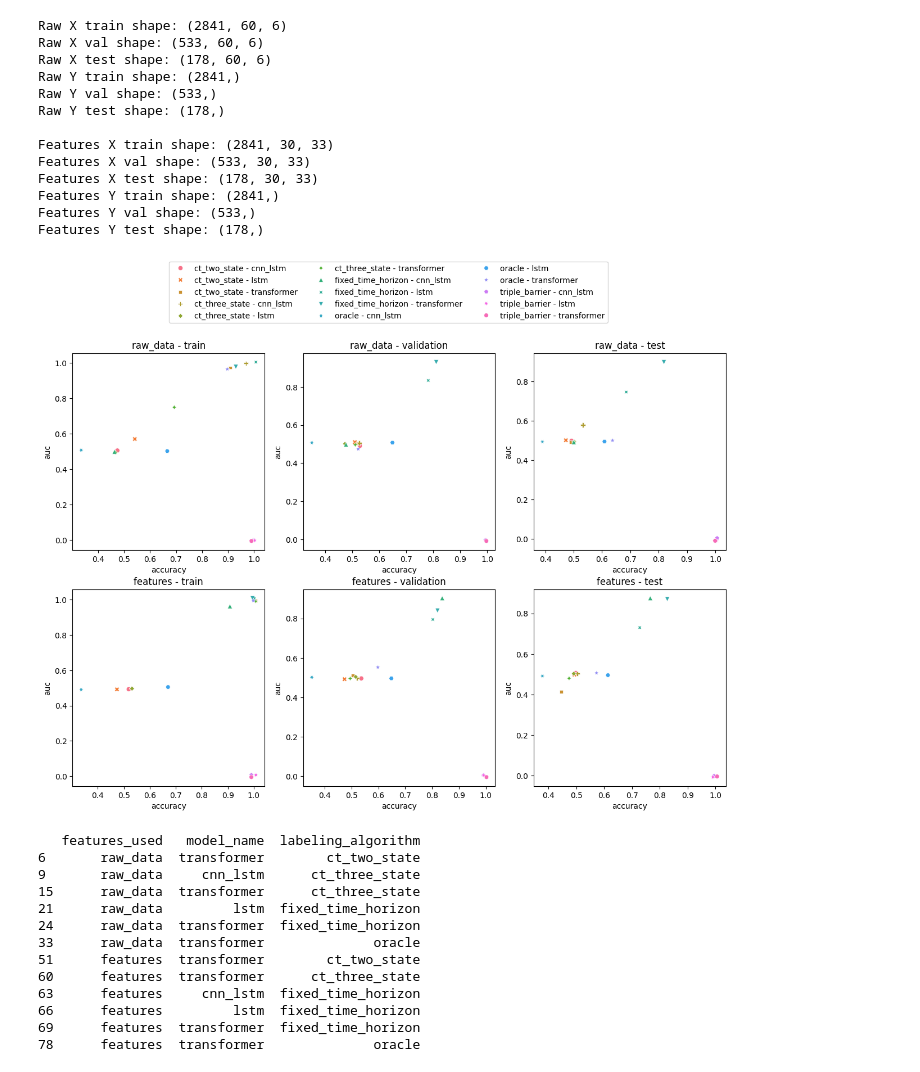
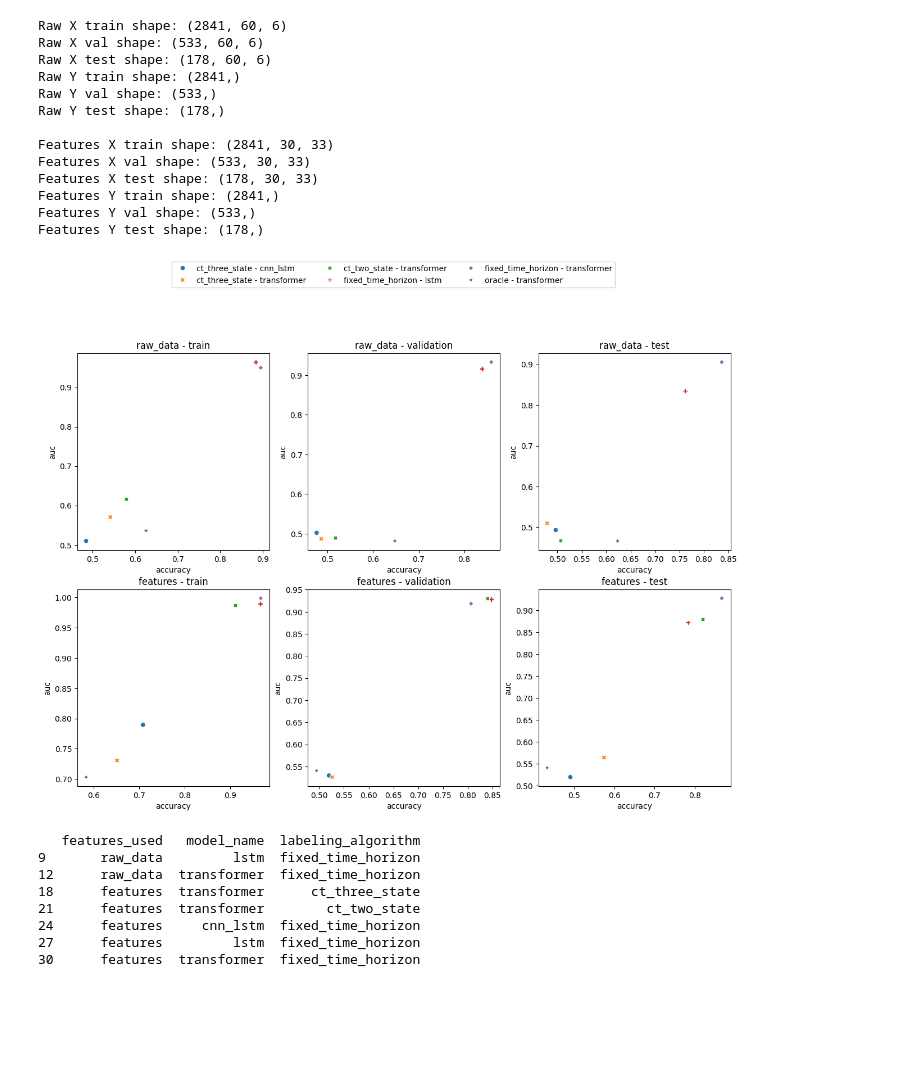
Before and after one commit to MDzaja/MasterThesis, a Jupyter notebook: models/test.ipynb, the cells around one changed output. Saved outputs shown, nothing was run; the diff lists cells and outputs as text; code cells hidden in the pictures; blank space fills up the shorter version.

```diff
--- a/models/test.ipynb
+++ b/models/test.ipynb
@@ -143,9 +160,9 @@ Features Y train shape: (2841,)
 Features Y val shape: (533,)
 Features Y test shape: (178,)
 # %%
-metrics_df = model_utils.plot_acc_auc('test_logs/test2/metrics.json')
+metrics_df = model_utils.plot_acc_auc('../artifacts/models/test_logs/old_best_comb/metrics.json')
 # %% [output]
-[figure, old version]
+[figure, new version]
 # %%
 filtered_df = metrics_df[
     (metrics_df['accuracy'] > 0.6) & (metrics_df['accuracy'] <= 1.1) &
@@ -155,16 +172,11 @@ filtered_df = metrics_df[
 print(filtered_df[['features_used', 'model_name', 'labeling_algorithm']].drop_duplicates())
 # %% [output]
    features_used   model_name  labeling_algorithm
-6       raw_data  transformer        ct_two_state
-9       raw_data     cnn_lstm      ct_three_state
-15      raw_data  transformer      ct_three_state
-21      raw_data         lstm  fixed_time_horizon
-24      raw_data  transformer  fixed_time_horizon
-33      raw_data  transformer              oracle
-51      features  transformer        ct_two_state
-60      features  transformer      ct_three_state
-63      features     cnn_lstm  fixed_time_horizon
-66      features         lstm  fixed_time_horizon
-69      features  transformer  fixed_time_horizon
-78      features  transformer              oracle
+9       raw_data         lstm  fixed_time_horizon
+12      raw_data  transformer  fixed_time_horizon
+18      features  transformer      ct_three_state
+21      features  transformer        ct_two_state
+24      features     cnn_lstm  fixed_time_horizon
+27      features         lstm  fixed_time_horizon
+30      features  transformer  fixed_time_horizon
 # %%
```
Also changed, not shown: parts of 8 cells of this notebook, 15 other files.
